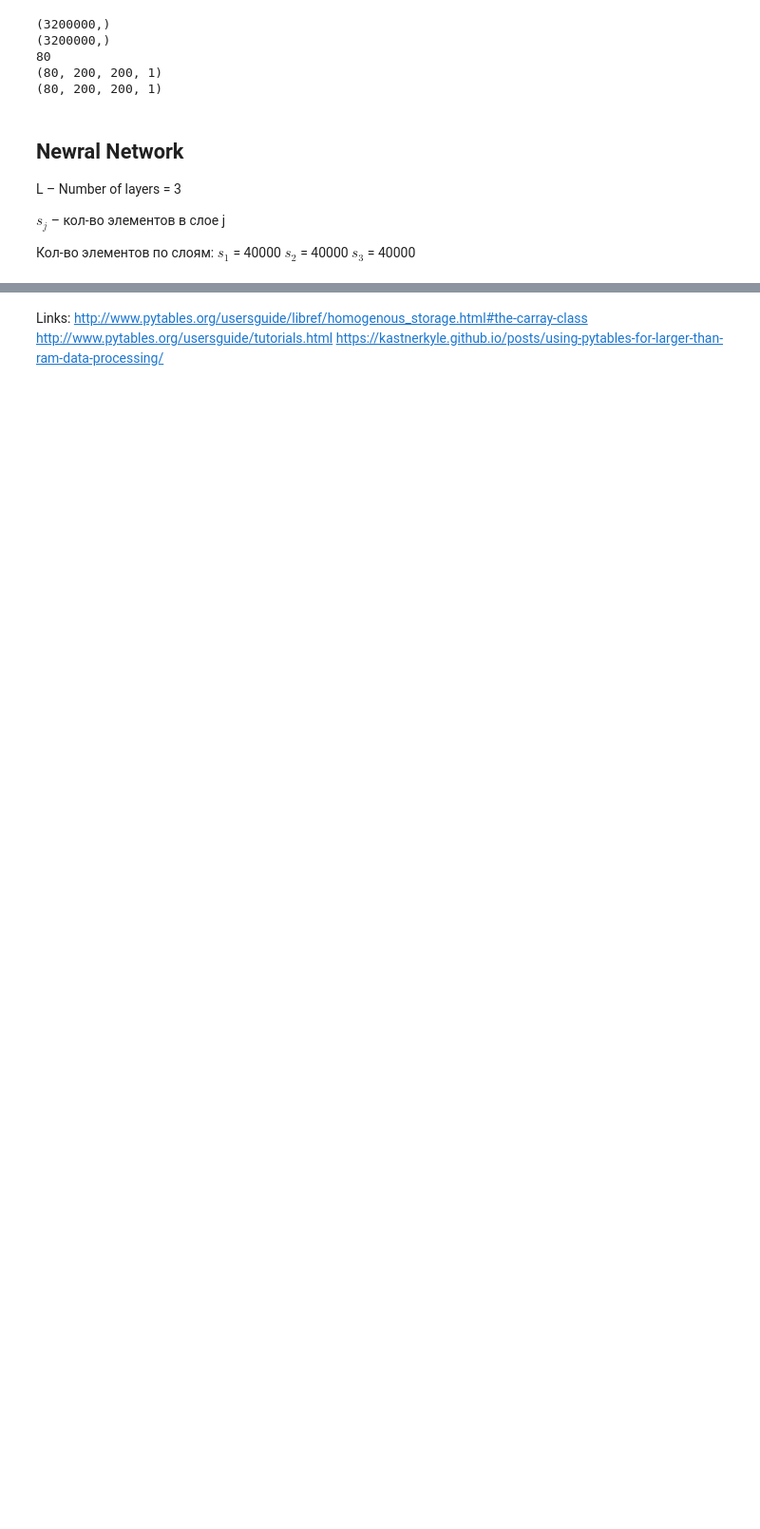
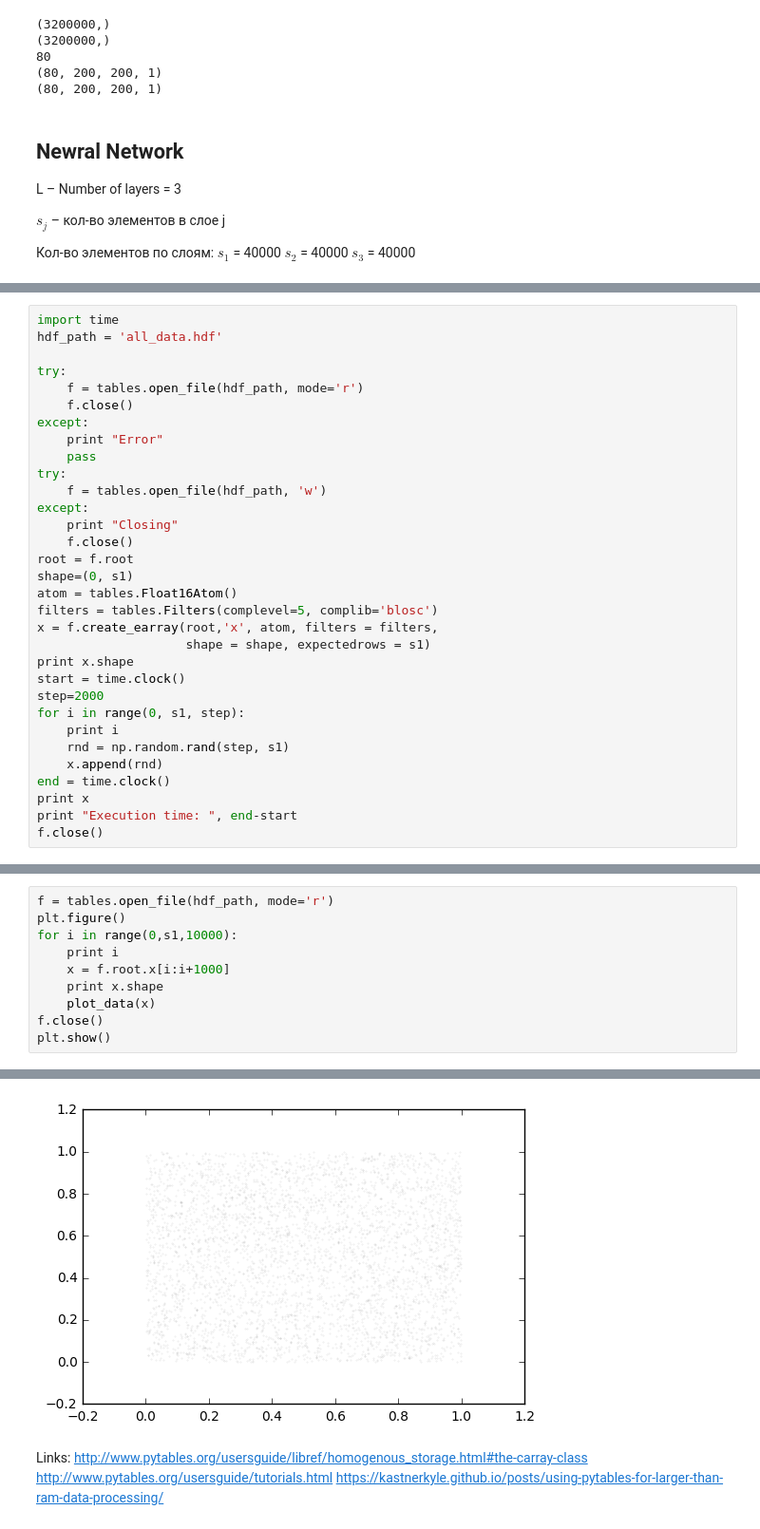
Before and after one commit to pyotr777/synthetic_move, a Jupyter notebook: Image_inversion_numpy.ipynb, the cells around one changed output, grey strips where cells are left out. Shown: that part at 95% size. Saved outputs shown, nothing was run; the diff lists cells and outputs as text; blank space fills up the shorter version.

```diff
--- a/Image_inversion_numpy.ipynb
+++ b/Image_inversion_numpy.ipynb
@@ -156,0 +158,32 @@ f.close()
+# %%
+import time
+hdf_path = 'all_data.hdf'
+
+try:
+    f = tables.open_file(hdf_path, mode='r')
+    f.close()
+except:
+    print "Error"
+    pass
+try:
+    f = tables.open_file(hdf_path, 'w')
+except:
+    print "Closing"
+    f.close()
+root = f.root
+shape=(0, s1)
+atom = tables.Float16Atom()
+filters = tables.Filters(complevel=5, complib='blosc')
+x = f.create_earray(root,'x', atom, filters = filters,
+                    shape = shape, expectedrows = s1)
+print x.shape
+start = time.clock()
+step=2000
+for i in range(0, s1, step):
+    print i
+    rnd = np.random.rand(step, s1)
+    x.append(rnd)
+end = time.clock()
+print x
+print "Execution time: ", end-start
+f.close()
@@ -156,0 +210,11 @@ f.close()
+# %%
+f = tables.open_file(hdf_path, mode='r')
+plt.figure()
+for i in range(0,s1,10000):
+    print i
+    x = f.root.x[i:i+1000]
+    print x.shape
+    plot_data(x)
+f.close()
+plt.show()
+# %% [output]
@@ -157,3 +229,4 @@ f.close()
+[figure, added]
 # %% [markdown]
 Links:
 http://www.pytables.org/usersguide/libref/homogenous_storage.html#the-carray-class
```
Also changed, not shown: parts of 8 cells of this notebook, 1 other file.
